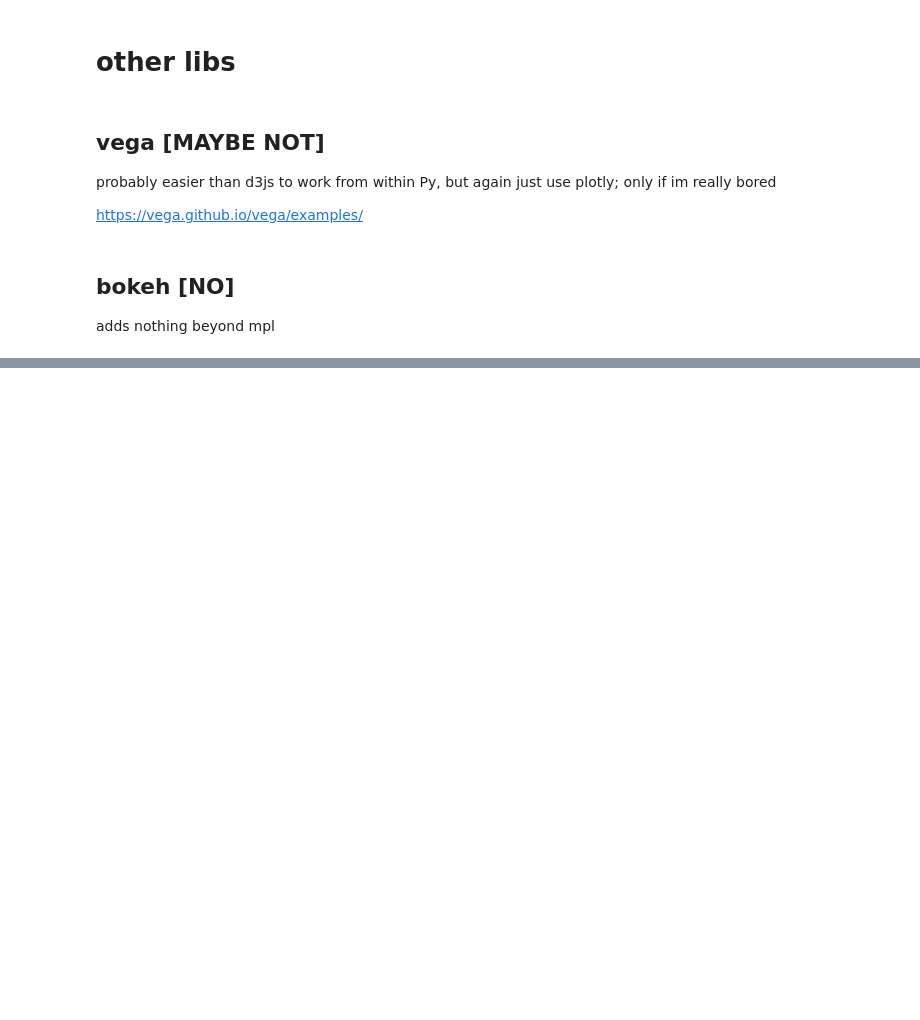
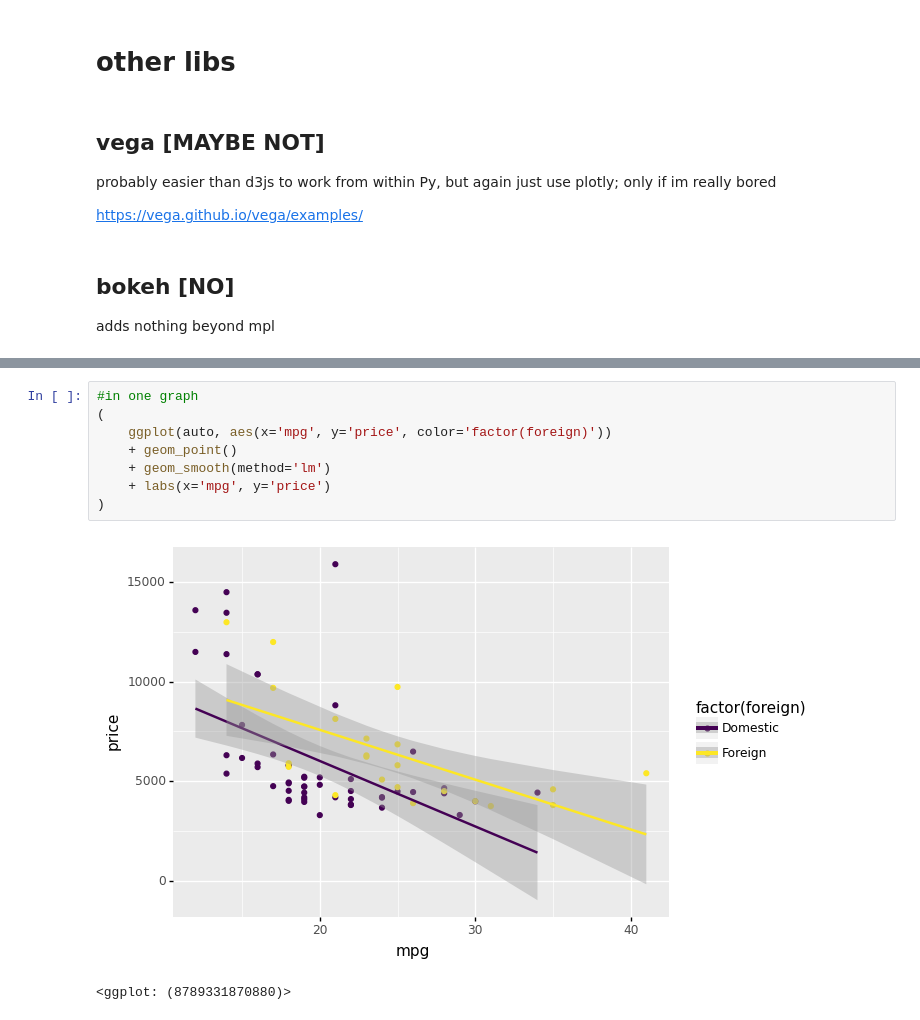
Before and after one commit to theaok/vis, a Jupyter notebook: plotly.ipynb, the cells around one changed output, grey strips where cells are left out. Saved outputs shown, nothing was run; the diff lists cells and outputs as text; blank space fills up the shorter version.

```diff
--- a/plotly.ipynb
+++ b/plotly.ipynb
@@ -487,0 +569,11 @@ adds nothing beyond mpl
+# %%
+#in one graph
+(
+    ggplot(auto, aes(x='mpg', y='price', color='factor(foreign)'))
+    + geom_point()
+    + geom_smooth(method='lm')
+    + labs(x='mpg', y='price')
+)
+# %% [output]
+[figure, added]
+<ggplot: (8789331870880)>
```
Also changed, not shown: parts of 10 cells of this notebook.
